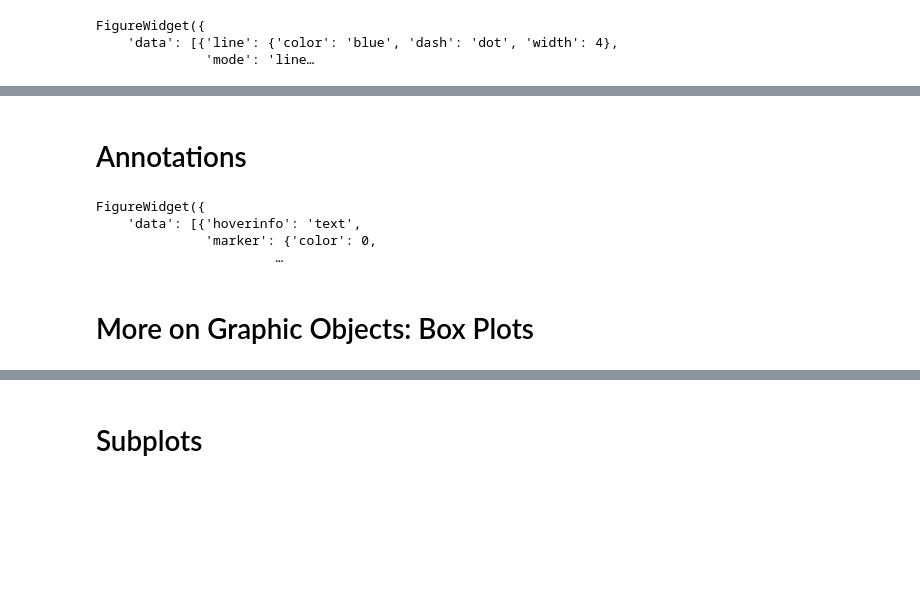
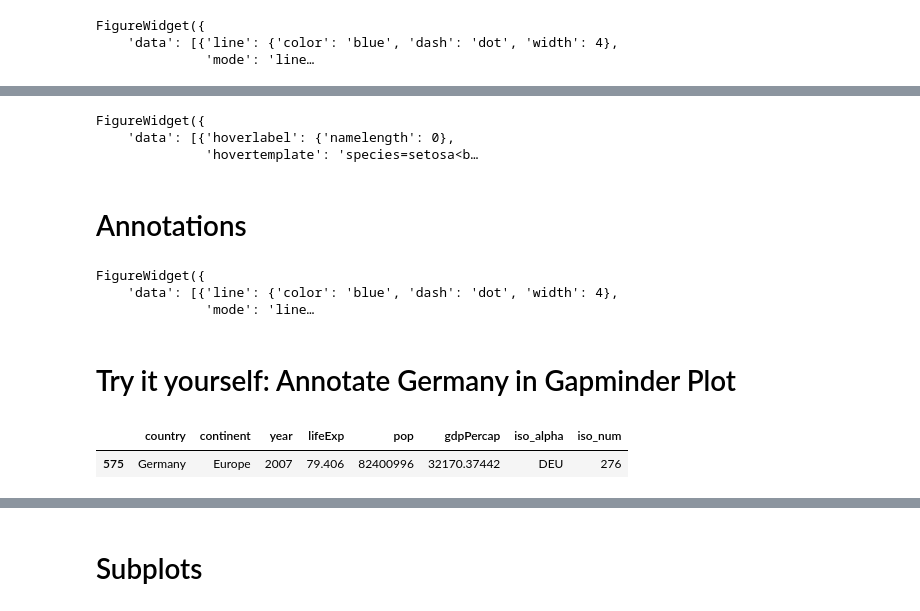
Before and after one commit to susannvorberg/presentations, a Jupyter notebook: pydata_plotly/Visualizing Data with Plotly.ipynb, the cells around one changed output, grey strips where cells are left out. Drawn from its saved outputs; the diff is of its cells as text; code cells hidden in the pictures; blank space fills up the shorter version.

```diff
--- a/pydata_plotly/Visualizing Data with Plotly.ipynb
+++ b/pydata_plotly/Visualizing Data with Plotly.ipynb
@@ -278,2 +259,12 @@ FigureWidget({
+# %%
+figure_scatter = px.scatter(iris, x="sepal_width", y="sepal_length", color="species")
+
+figure_scatter['layout']['font']['size'] = 20
+
+go.FigureWidget(figure_scatter)
+# %% [output]
+FigureWidget({
+    'data': [{'hoverlabel': {'namelength': 0},
+              'hovertemplate': 'species=setosa<b…
 # %% [markdown]
 # Annotations
@@ -279,0 +286,14 @@ FigureWidget({
+# %%
+figure = go.Figure(data, layout)
+go.FigureWidget(figure)
+# %% [output]
+FigureWidget({
+    'data': [{'line': {'color': 'blue', 'dash': 'dot', 'width': 4},
+              'mode': 'line…
+# %% [markdown]
+# Try it yourself: Annotate Germany in Gapminder Plot
+# %%
+gapminder.query("year==2007 & country=='Germany'")
+# %% [output]
+|  | country | continent | year | lifeExp | pop | gdpPercap | iso_alpha | iso_num |
+| 575 | Germany | Europe | 2007 | 79.406 | 82400996 | 32170.37442 | DEU | 276 |
@@ -294,13 +323,3 @@ layout['annotations']=[
         ay=-80
     )
 ]
-# %%
-figure_bubble = go.Figure(data, layout)
-go.FigureWidget(figure_bubble)
-# %% [output]
-FigureWidget({
-    'data': [{'hoverinfo': 'text',
-              'marker': {'color': 0,
-                       …
-# %% [markdown]
-# More on Graphic Objects: Box Plots
```
Also changed, not shown: parts of 62 cells of this notebook, 3 other files.
